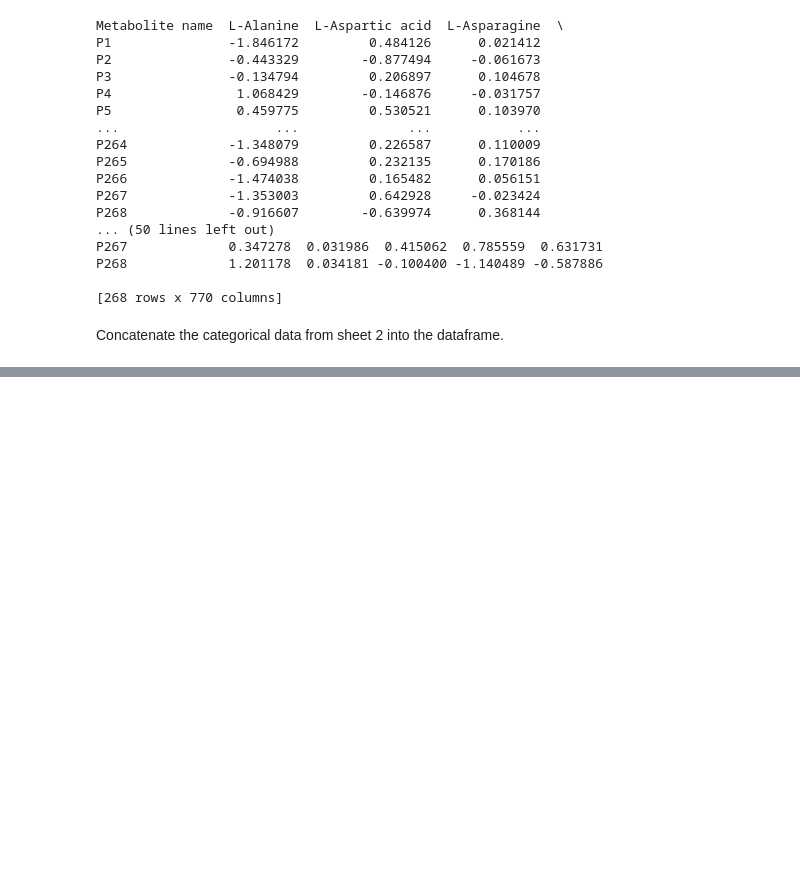
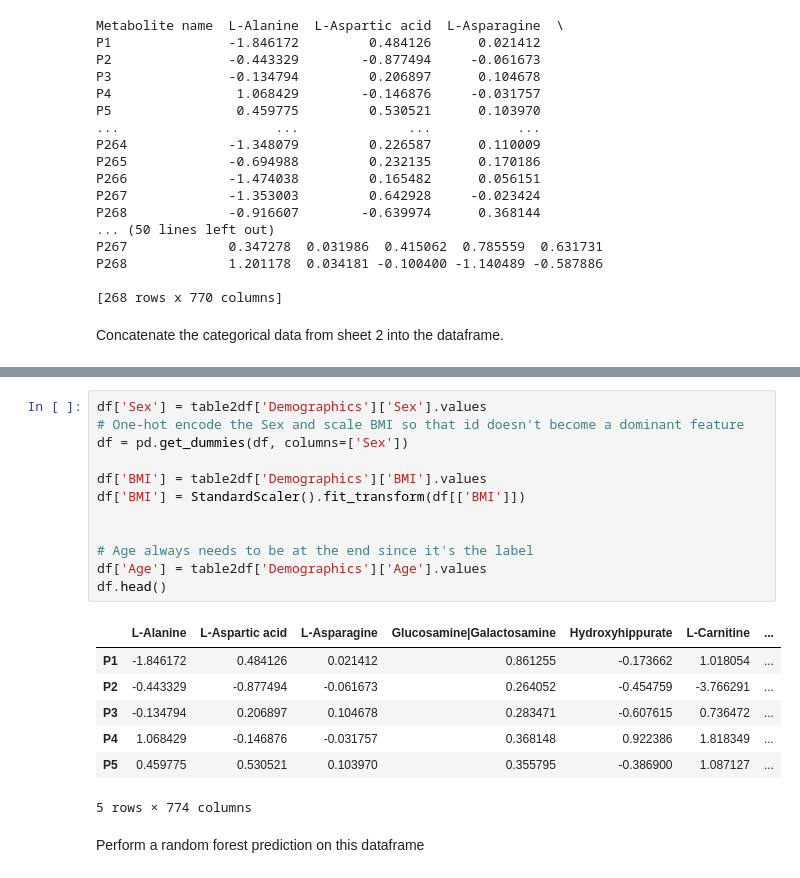
Before and after one commit to Arnie-He/HumanAging-Bunning2019, a Jupyter notebook: RF Regression/RF_Modeling.ipynb, the cells around one changed output, grey strips where cells are left out. Saved outputs shown, nothing was run; the diff lists cells and outputs as text; blank space fills up the shorter version.

```diff
--- a/RF Regression/RF_Modeling.ipynb
+++ b/RF Regression/RF_Modeling.ipynb
@@ -41,0 +49,22 @@ KeyError: 'Age'
+# %%
+df['Sex'] = table2df['Demographics']['Sex'].values
+# One-hot encode the Sex and scale BMI so that id doesn't become a dominant feature
+df = pd.get_dummies(df, columns=['Sex'])
+
+df['BMI'] = table2df['Demographics']['BMI'].values
+df['BMI'] = StandardScaler().fit_transform(df[['BMI']])
+
+
+# Age always needs to be at the end since it's the label
+df['Age'] = table2df['Demographics']['Age'].values
+df.head()
+# %% [output]
+|  | L-Alanine | L-Aspartic acid | L-Asparagine | Glucosamine|Galactosamine | Hydroxyhippurate | L-Carnitine | ... |
+| P1 | -1.846172 | 0.484126 | 0.021412 | 0.861255 | -0.173662 | 1.018054 | ... |
+| P2 | -0.443329 | -0.877494 | -0.061673 | 0.264052 | -0.454759 | -3.766291 | ... |
+| P3 | -0.134794 | 0.206897 | 0.104678 | 0.283471 | -0.607615 | 0.736472 | ... |
+| P4 | 1.068429 | -0.146876 | -0.031757 | 0.368148 | 0.922386 | 1.818349 | ... |
+| P5 | 0.459775 | 0.530521 | 0.103970 | 0.355795 | -0.386900 | 1.087127 | ... |
+5 rows × 774 columns
+# %% [markdown]
+Perform a random forest prediction on this dataframe
```
Also changed, not shown: parts of 6 cells of this notebook, 1 other file.
